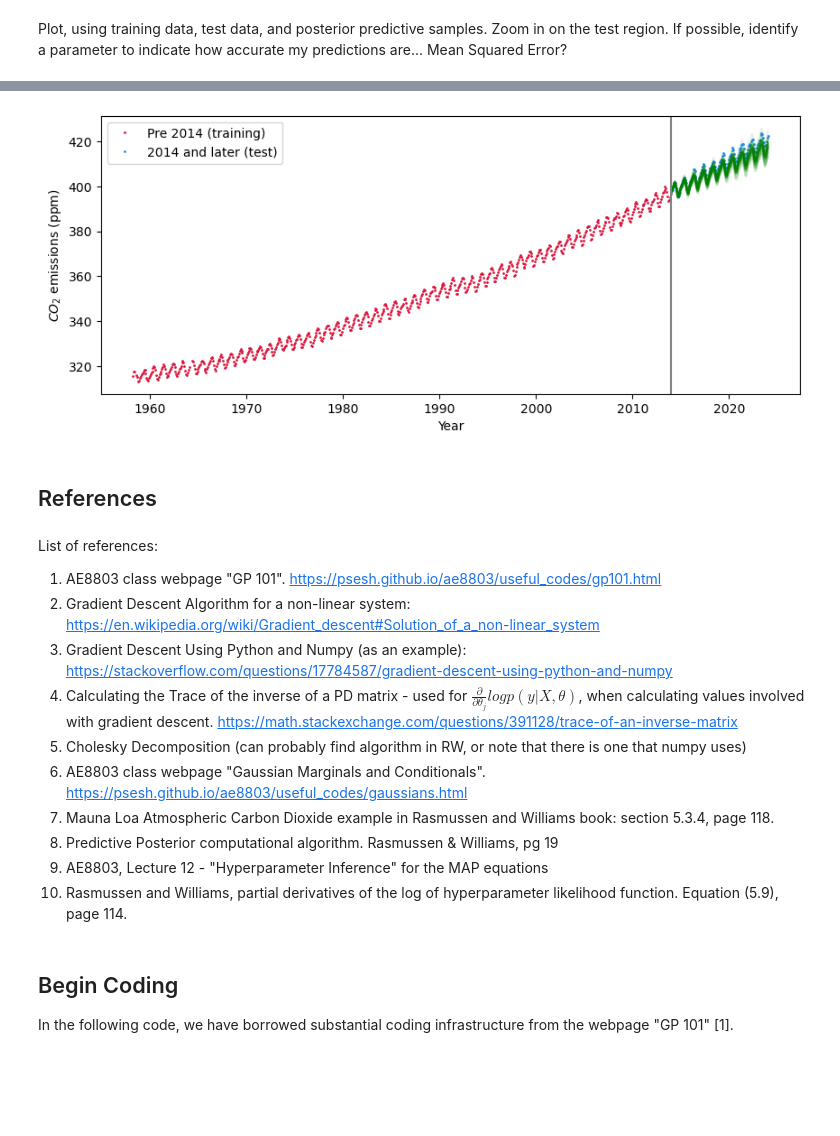
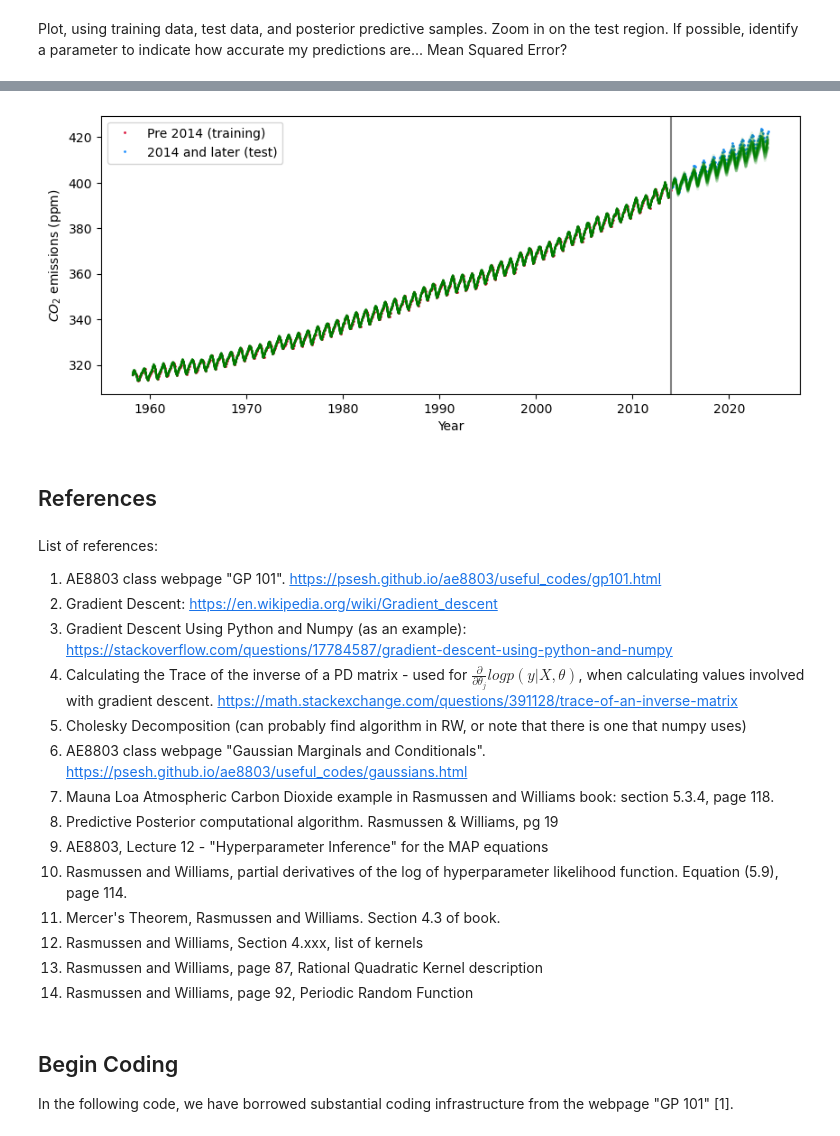
Before and after one commit to twilkening/ae8803, a Jupyter notebook: Assignment2-BuildGP/AE8803_assignment2_TeoWilkening.ipynb, the cells around one changed output, grey strips where cells are left out. Drawn from its saved outputs; the diff is of its cells as text; code cells hidden in the pictures; blank space fills up the shorter version.

Commit message:
scipy optimization working! analysis approach written up

```diff
--- a/Assignment2-BuildGP/AE8803_assignment2_TeoWilkening.ipynb
+++ b/Assignment2-BuildGP/AE8803_assignment2_TeoWilkening.ipynb
@@ -370,0 +620,2 @@ def G(x,xp,theta):
+# %%
+theta_opt3 = scipy.optimize.minimize(logp,theta*1.4,args=(x.values,x.values,y),jac=Grad)
@@ -455,0 +767,16 @@ plt.show
+# %%
+xnew = df['Date']
+mu2, cov2, marg_like2 = posterior_predictive(x,y,xnew,theta_opt3.x)
+
+fstar2 = np.random.multivariate_normal(mu2,cov2,50) + mu_y
+
+fig = plt.figure(figsize=(8,4))
+plt.plot(xnew,fstar2.T,'g',alpha=0.1)
+plt.plot(dfnew['Date'].values, dfnew['CO2'].values, 'o', ms=1, color='dodgerblue', label='2014 and later (test)')
+plt.xlim(2014,None)
+plt.ylim(390,None)
+plt.xlabel('Year')
+plt.ylabel(r'$CO_2$ emissions (ppm)')
+plt.legend()
+plt.title('Random draws from the Posterior Predictive using RW parameters')
+plt.show
@@ -456,22 +786,22 @@ plt.show
 # %%
 fig = plt.figure(figsize=(10,4))
 plt.plot(df2014['Date'].values, df2014['CO2'].values, 'o', ms=1, color='crimson', label='Pre 2014 (training)')
 plt.plot(dfnew['Date'].values, dfnew['CO2'].values, 'o', ms=1, color='dodgerblue', label='2014 and later (test)')
-plt.plot(xnew,fstar.T,'g',alpha=0.1)
+plt.plot(xnew,fstar2.T,'g',alpha=0.1)
 plt.legend()
 plt.axvline(x=2014, color="grey")
 plt.xlabel('Year')
 plt.ylabel(r'$CO_2$ emissions (ppm)')
 plt.show()
 # %% [output]
-[figure, old version]
+[figure, new version]
 # %% [markdown]
 ## References
 # %% [markdown]
 List of references:
 
 1) AE8803 class webpage "GP 101". https://psesh.github.io/ae8803/useful_codes/gp101.html
-2) Gradient Descent Algorithm for a non-linear system: https://en.wikipedia.org/wiki/Gradient_descent#Solution_of_a_non-linear_system
+2) Gradient Descent: https://en.wikipedia.org/wiki/Gradient_descent
 3) Gradient Descent Using Python and Numpy (as an example): https://stackoverflow.com/questions/17784587/gradient-descent-using-python-and-numpy
 4) Calculating the Trace of the inverse of a PD matrix - used for $\frac{\partial}{\partial \theta_j} log p(y|X,\theta)$, when calculating values involved with gradient descent. https://math.stackexchange.com/questions/391128/trace-of-an-inverse-matrix
 5) Cholesky Decomposition (can probably find algorithm in RW, or note that there is one that numpy uses)
@@ -480,6 +810,10 @@ List of references:
 8) Predictive Posterior computational algorithm. Rasmussen & Williams, pg 19
 9) AE8803, Lecture 12 - "Hyperparameter Inference" for the MAP equations
 10) Rasmussen and Williams, partial derivatives of the log of hyperparameter likelihood function. Equation (5.9), page 114.
+11) Mercer's Theorem, Rasmussen and Williams. Section 4.3 of book.
+12) Rasmussen and Williams, Section 4.xxx, list of kernels
+13) Rasmussen and Williams, page 87, Rational Quadratic Kernel description
+14) Rasmussen and Williams, page 92, Periodic Random Function
 # %% [markdown]
 ## Begin Coding
 
```
Also changed, not shown: parts of 45 cells of this notebook, 1 other file.
